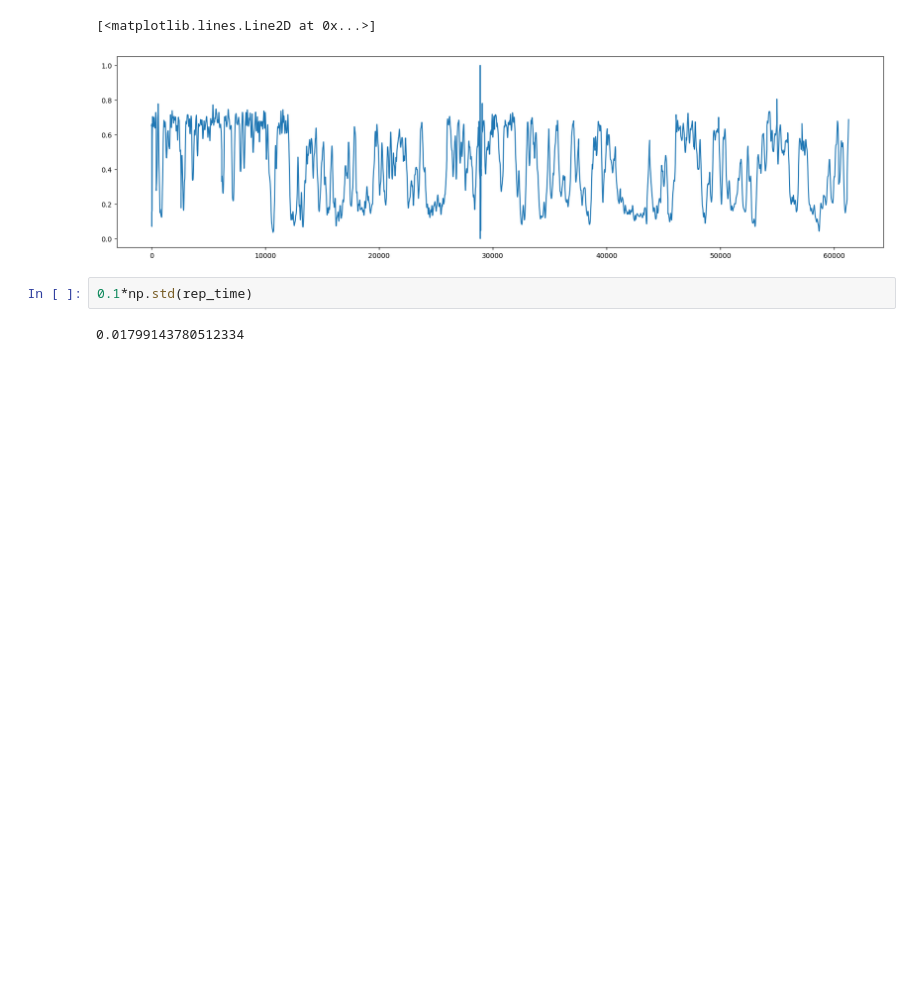
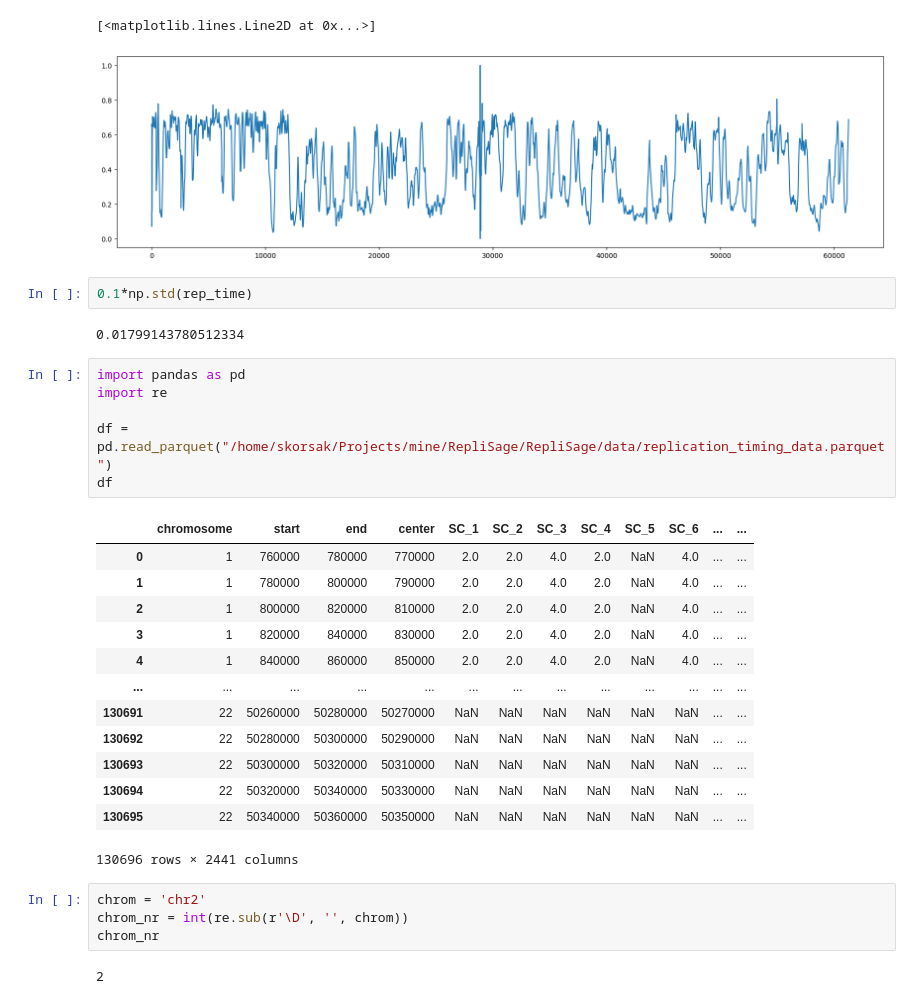
Before and after one commit to SFGLab/RepliSage, a Jupyter notebook: jupies/Replication Timing Curves.ipynb, the cells around one changed output. Cells and saved outputs as stored; diff of their text form; blank space fills up the shorter version.

```diff
--- a/jupies/Replication Timing Curves.ipynb
+++ b/jupies/Replication Timing Curves.ipynb
@@ -65,3 +65,29 @@ plt.plot(rep_time)
 0.1*np.std(rep_time)
 # %% [output]
 0.01799143780512334
+# %%
+import pandas as pd
+import re
+
+df = pd.read_parquet("/home/skorsak/Projects/mine/RepliSage/RepliSage/data/replication_timing_data.parquet")
+df
+# %% [output]
+|  | chromosome | start | end | center | SC_1 | SC_2 | SC_3 | SC_4 | SC_5 | SC_6 | ... | ... |
+| 0 | 1 | 760000 | 780000 | 770000 | 2.0 | 2.0 | 4.0 | 2.0 | NaN | 4.0 | ... | ... |
+| 1 | 1 | 780000 | 800000 | 790000 | 2.0 | 2.0 | 4.0 | 2.0 | NaN | 4.0 | ... | ... |
+| 2 | 1 | 800000 | 820000 | 810000 | 2.0 | 2.0 | 4.0 | 2.0 | NaN | 4.0 | ... | ... |
+| 3 | 1 | 820000 | 840000 | 830000 | 2.0 | 2.0 | 4.0 | 2.0 | NaN | 4.0 | ... | ... |
+| 4 | 1 | 840000 | 860000 | 850000 | 2.0 | 2.0 | 4.0 | 2.0 | NaN | 4.0 | ... | ... |
+| ... | ... | ... | ... | ... | ... | ... | ... | ... | ... | ... | ... | ... |
+| 130691 | 22 | 50260000 | 50280000 | 50270000 | NaN | NaN | NaN | NaN | NaN | NaN | ... | ... |
+| 130692 | 22 | 50280000 | 50300000 | 50290000 | NaN | NaN | NaN | NaN | NaN | NaN | ... | ... |
+| 130693 | 22 | 50300000 | 50320000 | 50310000 | NaN | NaN | NaN | NaN | NaN | NaN | ... | ... |
+| 130694 | 22 | 50320000 | 50340000 | 50330000 | NaN | NaN | NaN | NaN | NaN | NaN | ... | ... |
+| 130695 | 22 | 50340000 | 50360000 | 50350000 | NaN | NaN | NaN | NaN | NaN | NaN | ... | ... |
+130696 rows × 2441 columns
+# %%
+chrom = 'chr2'
+chrom_nr = int(re.sub(r'\D', '', chrom))
+chrom_nr
+# %% [output]
+2
```
Also changed, not shown: parts of 3 cells of this notebook, 3 other files.
